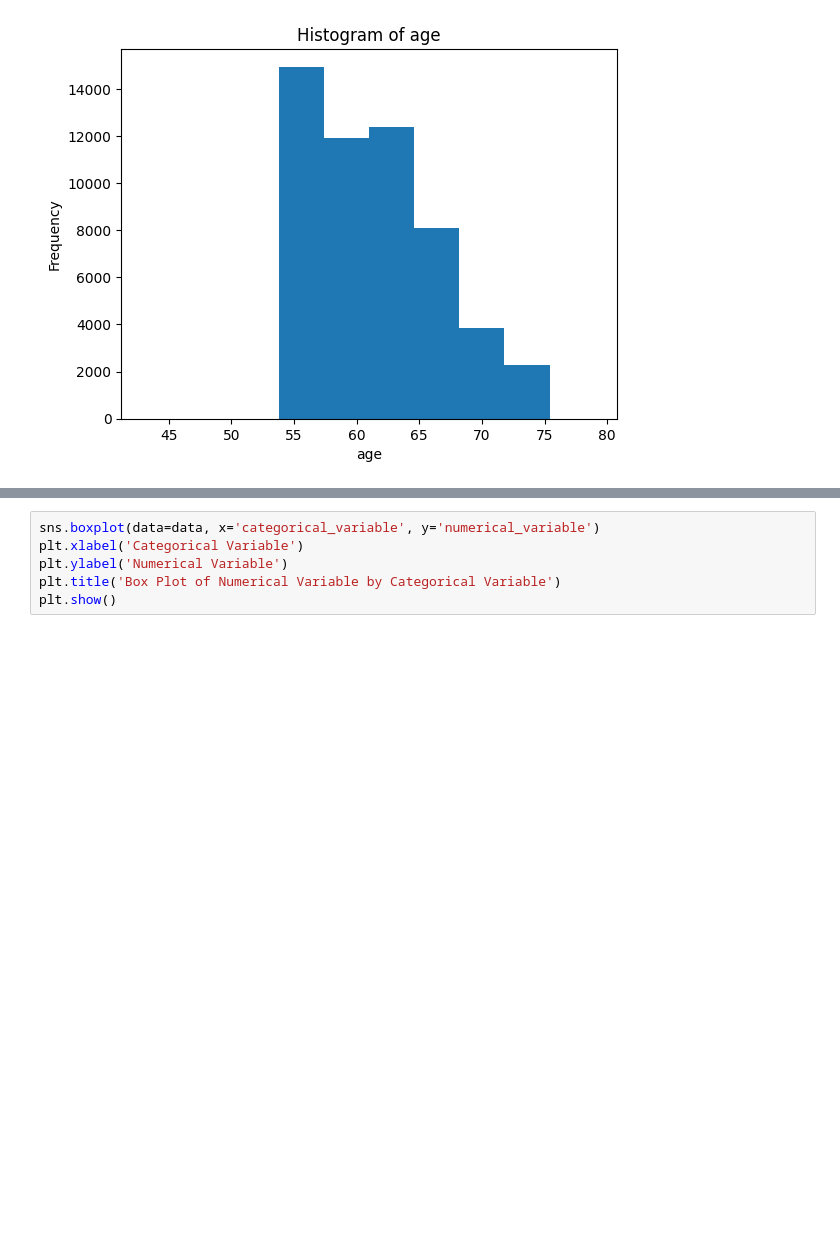
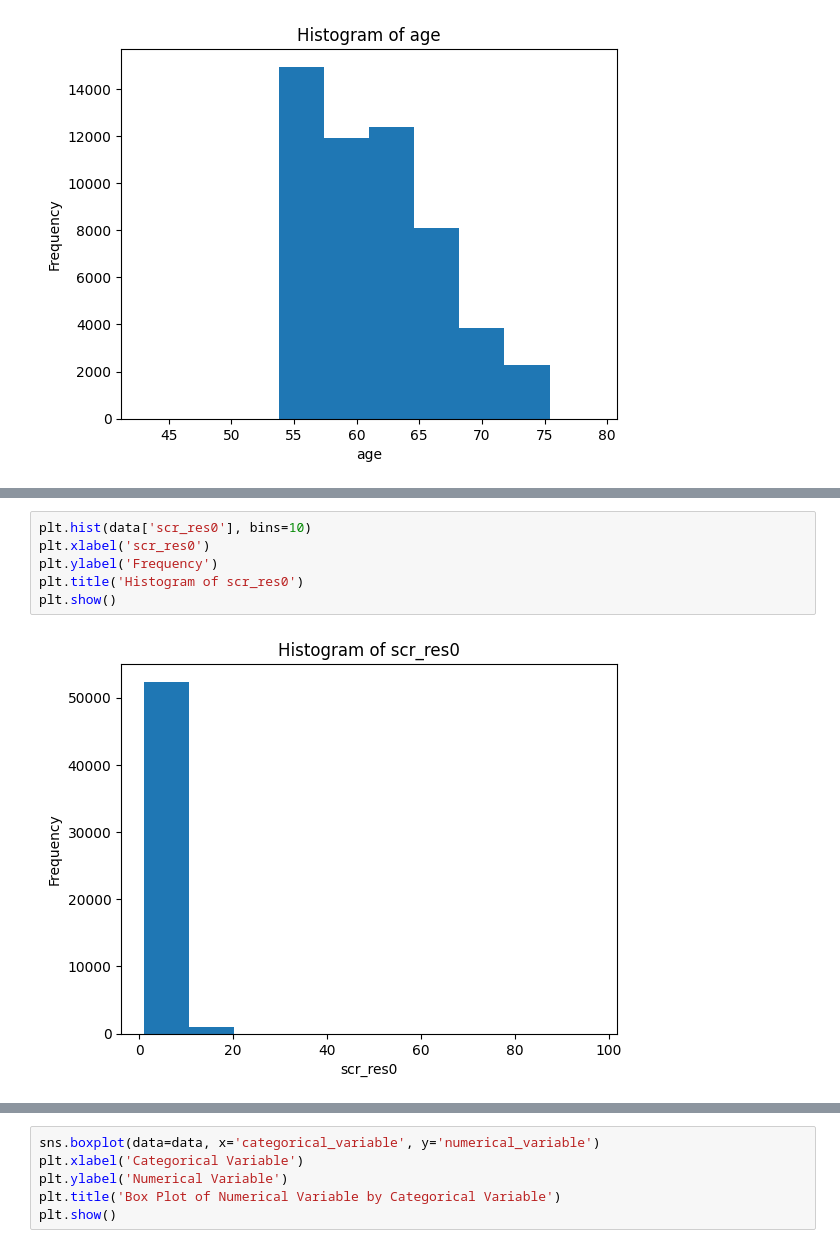
Before and after one commit to Desmondonam/Lung_cancer_Prediction, a Jupyter notebook: Lung_cancer_ML.ipynb, the cells around one changed output, grey strips where cells are left out. Drawn from its saved outputs; the diff is of its cells as text; blank space fills up the shorter version.

```diff
--- a/Lung_cancer_ML.ipynb
+++ b/Lung_cancer_ML.ipynb
@@ -353,0 +371,8 @@ plt.show()
+# %%
+plt.hist(data['scr_res0'], bins=10)
+plt.xlabel('scr_res0')
+plt.ylabel('Frequency')
+plt.title('Histogram of scr_res0')
+plt.show()
+# %% [output]
+[figure, added]
```
Also changed, not shown: parts of 4 cells of this notebook.
